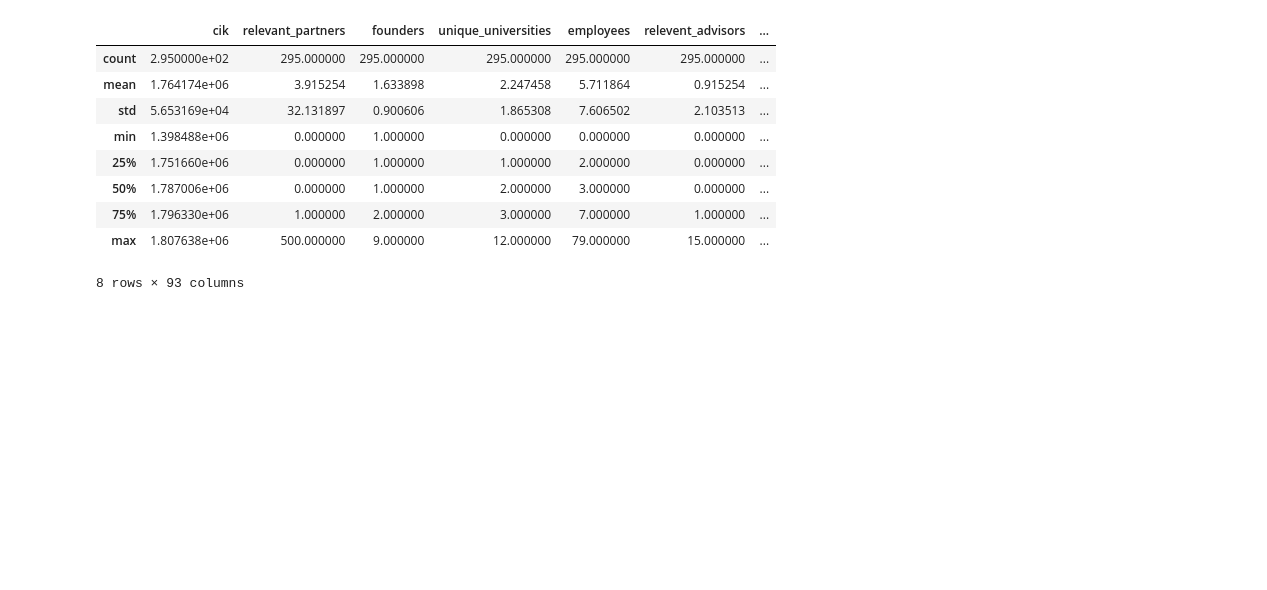
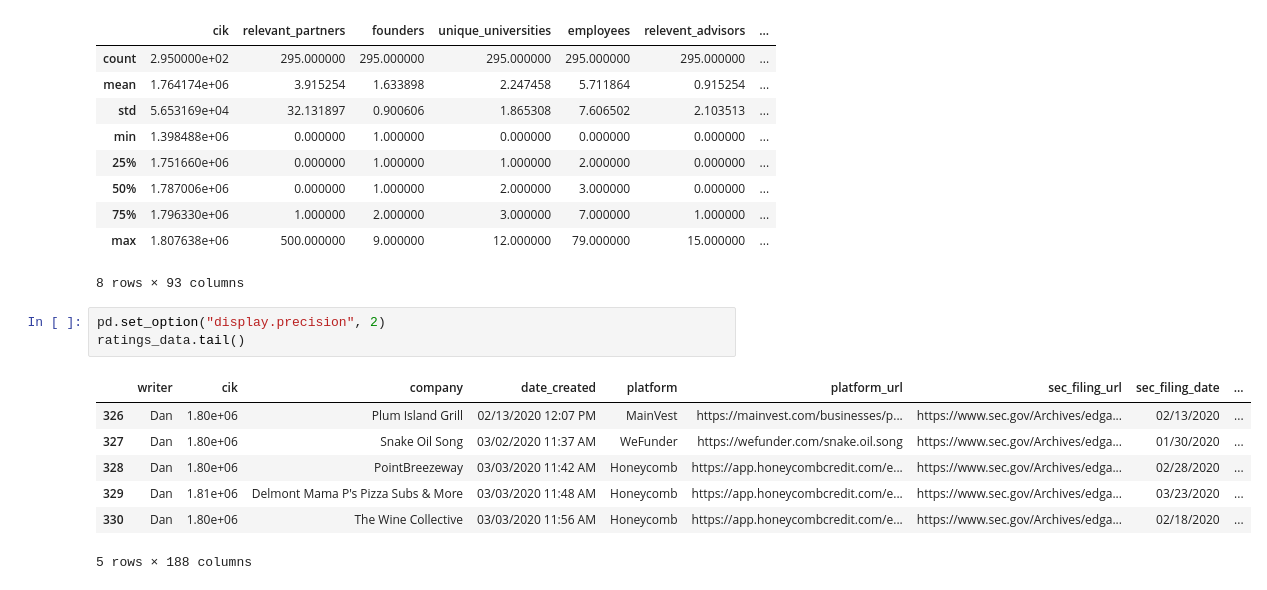
Before and after one commit to fvu958/kingscrowd, a Jupyter notebook: ratings_data_exploration.ipynb, the cells around one changed output. Drawn from its saved outputs; the diff is of its cells as text; blank space fills up the shorter version.

```diff
--- a/ratings_data_exploration.ipynb
+++ b/ratings_data_exploration.ipynb
@@ -50,3 +50,14 @@ ratings_data.describe()
 | 75% | 1.796330e+06 | 1.000000 | 2.000000 | 3.000000 | 7.000000 | 1.000000 | ... |
 | max | 1.807638e+06 | 500.000000 | 9.000000 | 12.000000 | 79.000000 | 15.000000 | ... |
 8 rows × 93 columns
+# %%
+pd.set_option("display.precision", 2)
+ratings_data.tail()
+# %% [output]
+|  | writer | cik | company | date_created | platform | platform_url | sec_filing_url | sec_filing_date | ... |
+| 326 | Dan | 1.80e+06 | Plum Island Grill | 02/13/2020 12:07 PM | MainVest | https://mainvest.com/businesses/p... | https://www.sec.gov/Archives/edga... | 02/13/2020 | ... |
+| 327 | Dan | 1.80e+06 | Snake Oil Song | 03/02/2020 11:37 AM | WeFunder | https://wefunder.com/snake.oil.song | https://www.sec.gov/Archives/edga... | 01/30/2020 | ... |
+| 328 | Dan | 1.80e+06 | PointBreezeway | 03/03/2020 11:42 AM | Honeycomb | https://app.honeycombcredit.com/e... | https://www.sec.gov/Archives/edga... | 02/28/2020 | ... |
+| 329 | Dan | 1.81e+06 | Delmont Mama P's Pizza Subs & More | 03/03/2020 11:48 AM | Honeycomb | https://app.honeycombcredit.com/e... | https://www.sec.gov/Archives/edga... | 03/23/2020 | ... |
+| 330 | Dan | 1.80e+06 | The Wine Collective | 03/03/2020 11:56 AM | Honeycomb | https://app.honeycombcredit.com/e... | https://www.sec.gov/Archives/edga... | 02/18/2020 | ... |
+5 rows × 188 columns
```
Also changed, not shown: parts of 1 cell of this notebook.
